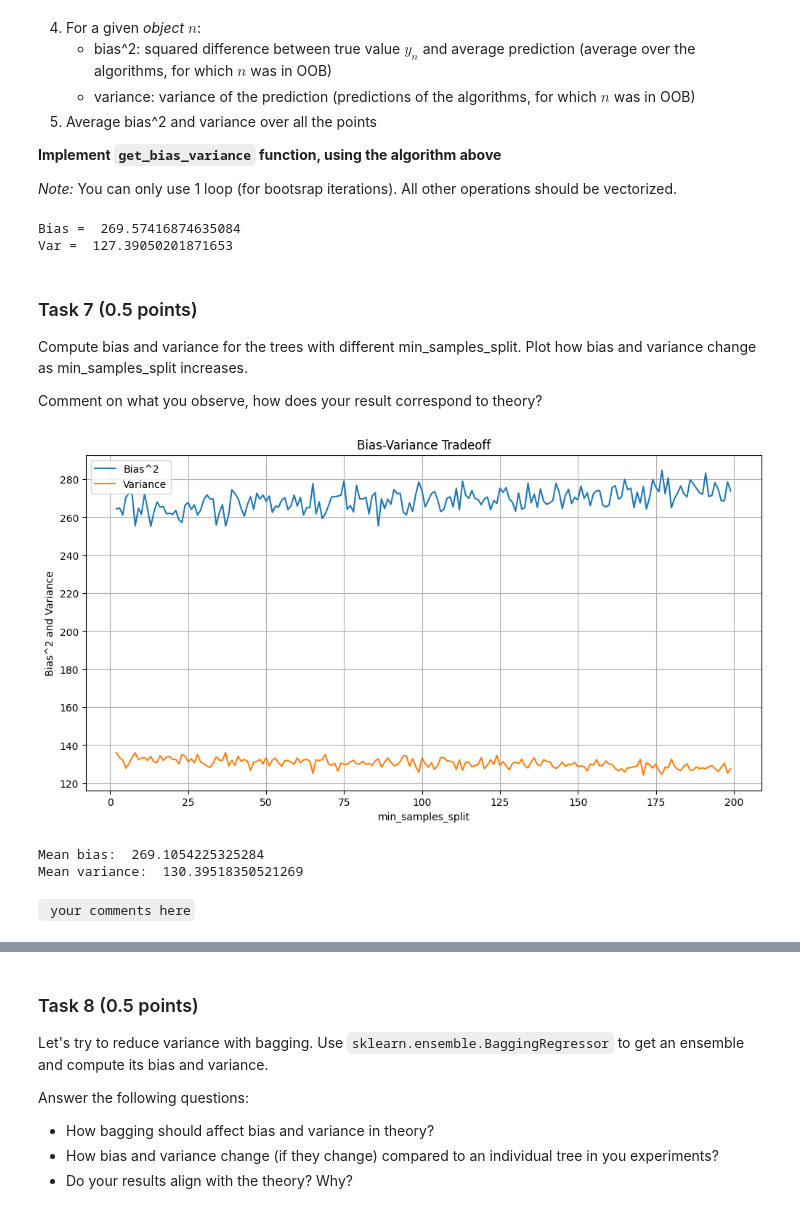
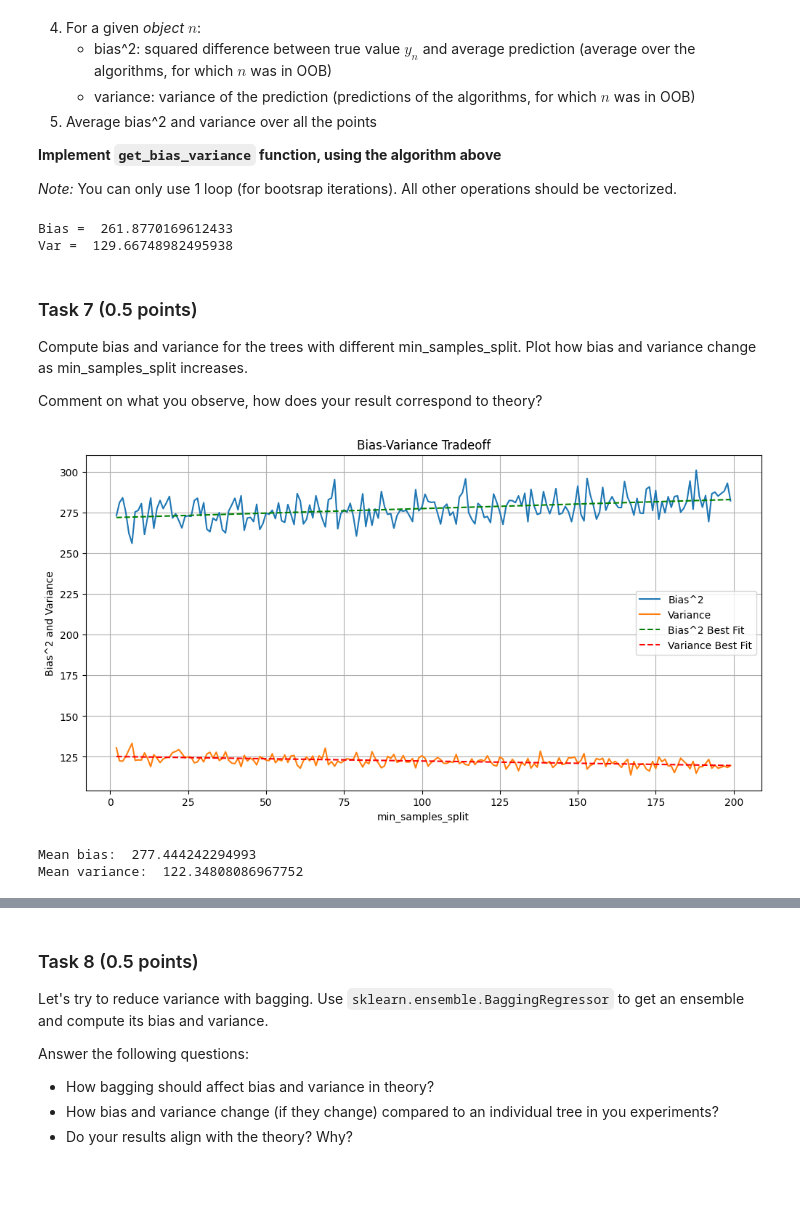
Before and after one commit to yakovlevia/Mathematical-methods-of-data-analysis, a Jupyter notebook: hw4ml_2024.ipynb, the cells around one changed output, grey strips where cells are left out. Cells and saved outputs as stored; diff of their text form; code cells hidden in the pictures; blank space fills up the shorter version.

````diff
--- a/hw4ml_2024.ipynb
+++ b/hw4ml_2024.ipynb
@@ -594,7 +594,7 @@ param_grid = {
 }
 
 model = MyDecisionTreeRegressor()
-grid_search = GridSearchCV(estimator=model, param_grid=param_grid, cv=5, scoring='neg_mean_absolute_error', n_jobs= cpu_count() - 2)
+grid_search = GridSearchCV(estimator=model, param_grid=param_grid, cv=5, scoring='neg_mean_absolute_error', n_jobs=-1)
 
 grid_search.fit(X_train, y_train)
 
@@ -674,13 +674,10 @@ def get_bias_variance(estimator, x, y, n_iter):
         oob_indices = list(set(range(n_samples)) - set(indices))
         tmp = tmp - set(oob_indices)
         x_oob = x[oob_indices]
-        y_oob = y[oob_indices]
+        #y_oob = y[oob_indices]
 
         estimator.fit(x_sample, y_sample)
         y_pred = estimator.predict(x_oob)
-        #biasss = (y - np.mean(y_pred))**2
-        #bias.append(biasss)
-        #var.append(np.var(y_pred))
         predictions[oob_indices, i] = y_pred
 
 
@@ -696,30 +693,15 @@ def get_bias_variance(estimator, x, y, n_iter):
     return avg_bias, avg_variance
 # %%
 # Test
-#import cProfile, pstats, io
-#from pstats import SortKey
-
-#pr = cProfile.Profile()
-
-
 estimator = MyDecisionTreeRegressor(max_depth=8, min_samples_split=15)
 
-#pr.enable()
 bias, var = get_bias_variance(estimator, X_train.values, y_train, 10)
-#pr.disable()
-
-
-#s = io.StringIO()
-#sortby = SortKey.TIME
-#ps = pstats.Stats(pr, stream=s).sort_stats(sortby)
-#ps.print_stats()
-#print(s.getvalue())
 
 print("Bias = ", bias)
 print("Var = ", var)
 # %% [output]
-Bias =  269.57416874635084
-Var =  127.39050201871653
+Bias =  261.8770169612433
+Var =  129.66748982495938
 # %% [markdown]
 ### Task 7 <a id="task7"></a>  (0.5 points)
 
@@ -729,34 +711,43 @@ Comment on what you observe, how does your result correspond to theory?
 # %%
 param_grid = {
     'min_samples_split': list(range(2, 200))
 }
 
 bias_values = []
 variance_values = []
 
 
 for cnt in param_grid['min_samples_split']:
     model = DecisionTreeRegressor(min_samples_split=cnt, max_depth=10)
-    bias, var = get_bias_variance(model, X_train.values, y_train, 15)
+    bias, var = get_bias_variance(model, X_train.values, y_train, 8)
     bias_values.append(bias)
     variance_values.append(var)
+
 
 
 plt.figure(figsize=(12, 6))
 plt.plot(param_grid['min_samples_split'], bias_values, label='Bias^2')
 plt.plot(param_grid['min_samples_split'], variance_values, label='Variance')
 plt.xlabel('min_samples_split')
 plt.ylabel('Bias^2 and Variance')
 plt.title('Bias-Variance Tradeoff')
+
+
+z_bias = np.polyfit(param_grid['min_samples_split'], bias_values, 1)
+p_bias = np.poly1d(z_bias)
+plt.plot(param_grid['min_samples_split'], p_bias(param_grid['min_samples_split']), "--", color="green", label="Bias^2 Best Fit")
+
+z_variance = np.polyfit(param_grid['min_samples_split'], variance_values, 1)
+p_variance = np.poly1d(z_variance)
+plt.plot(param_grid['min_samples_split'], p_variance(param_grid['min_samples_split']), "--", color="red", label="Variance Best Fit")
+
 plt.legend()
 plt.grid(True)
 plt.show()
 
 print("Mean bias: ", np.mean(bias_values))
 print("Mean variance: ", np.mean(variance_values))
 # %% [output]
-[figure, old version]
+[figure, new version]
-Mean bias:  269.1054225325284
-Mean variance:  130.39518350521269
+Mean bias:  277.444242294993
+Mean variance:  122.34808086967752
-# %% [markdown]
-``` your comments here```
````
Also changed, not shown: parts of 25 cells of this notebook, 1 other file.
